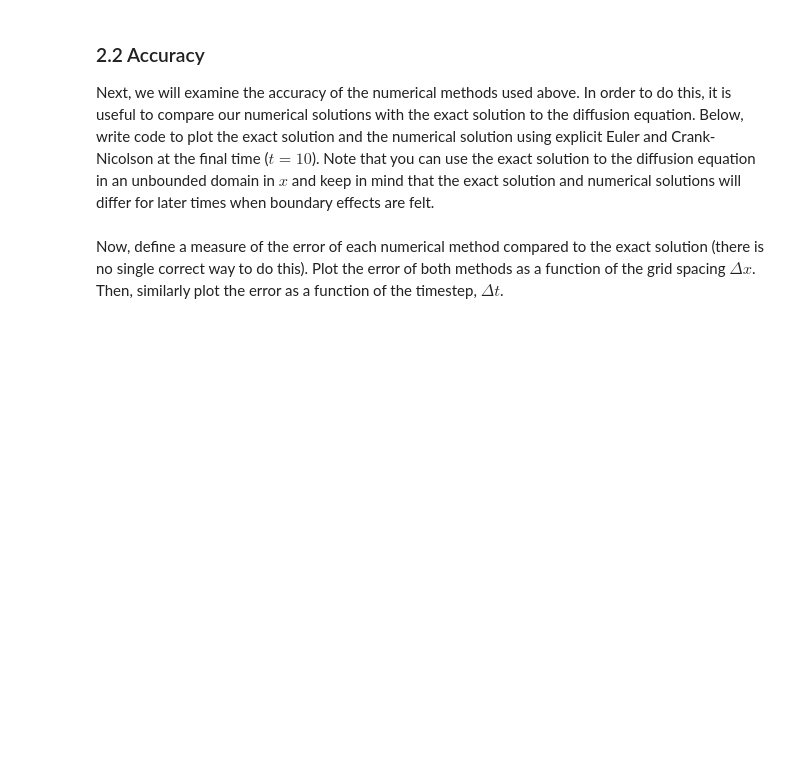
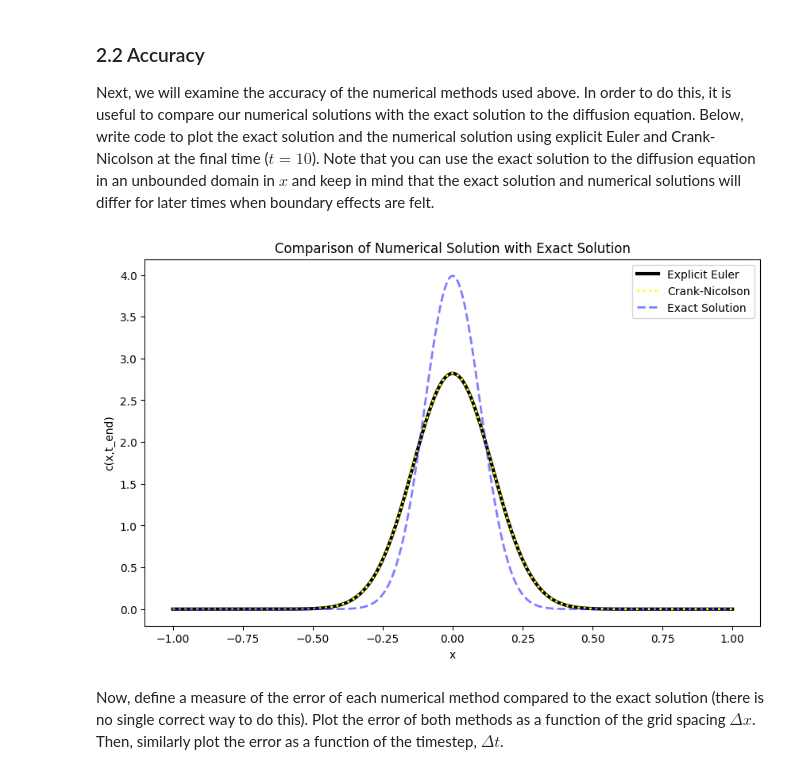
Before and after one commit to Zero-Rae/QCES123, a Jupyter notebook: Project1_numerical_methods.ipynb, the cells around one changed output. Cells and saved outputs as stored; diff of their text form; code cells hidden in the pictures; blank space fills up the shorter version.

```diff
--- a/Project1_numerical_methods.ipynb
+++ b/Project1_numerical_methods.ipynb
@@ -242,3 +242,28 @@ Next, we will examine the accuracy of the numerical methods used above. In order
+# %%
+# Plot both the Explicit Euler and Crank-Nicolson solutions in the same plot with distinct colors and line styles
+plt.figure(figsize=(10, 6))
+
+# Plot Explicit Euler solution with solid blue line
+plt.plot(x, c_EE[:, -1], label='Explicit Euler', color='black', linestyle='-', linewidth=3)
+
+# Plot Crank-Nicolson solution with dashed red line
+plt.plot(x, c_CN[:, -1], label='Crank-Nicolson', color='yellow', linestyle=':', linewidth=2)
+
+# Plot the exact solution with a green dashed line
+plt.plot(x, exact_solution(x, kappa, t_end), label='Exact Solution', color='blue', linestyle='--', linewidth=2, alpha=0.5)
+
+# Add labels and title
+plt.xlabel('x')
+plt.ylabel('c(x,t_end)')
+plt.title('Comparison of Numerical Solution with Exact Solution')
+
+# Add a legend
+plt.legend()
+
+# Show the plot
+plt.show()
+# %% [output]
+[figure, added]
 # %% [markdown]
 Now, define a measure of the error of each numerical method compared to the exact solution (there is no single correct way to do this). Plot the error of both methods as a function of the grid spacing $\Delta x$. Then, similarly plot the error as a function of the timestep, $\Delta t$.
 # %% [markdown]
```
Also changed, not shown: parts of 7 cells of this notebook.
